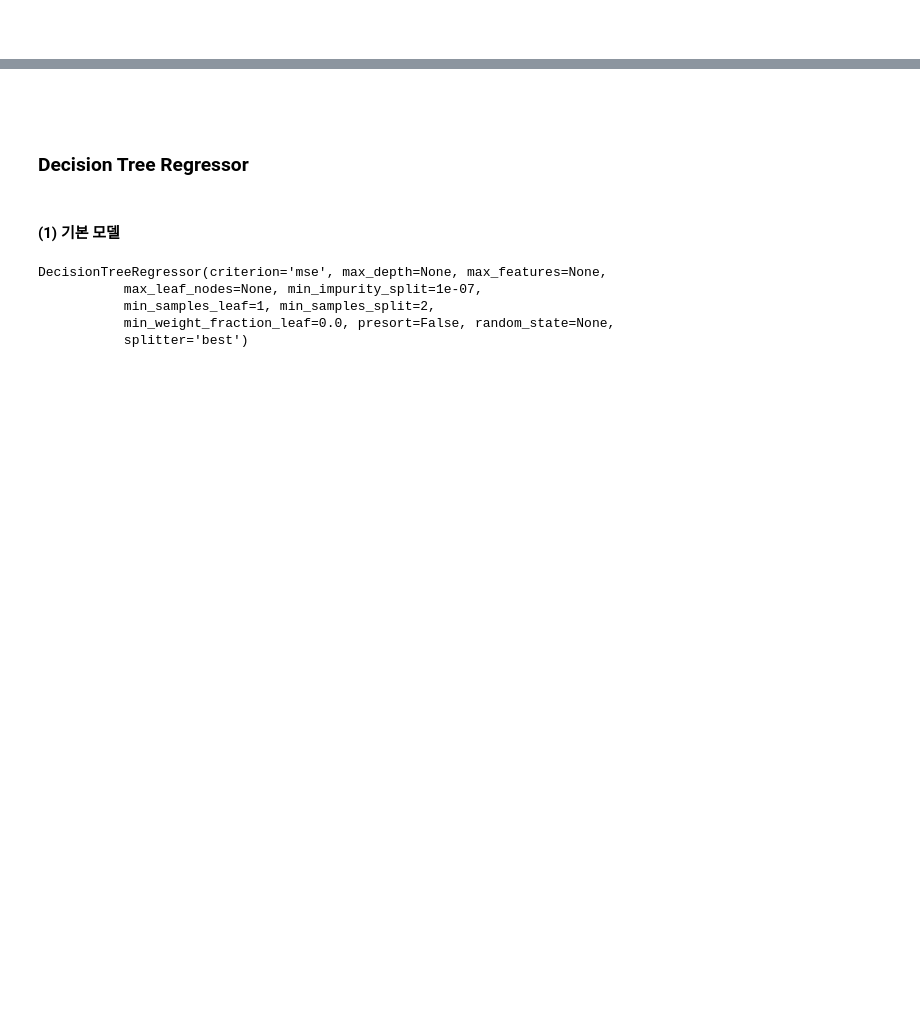
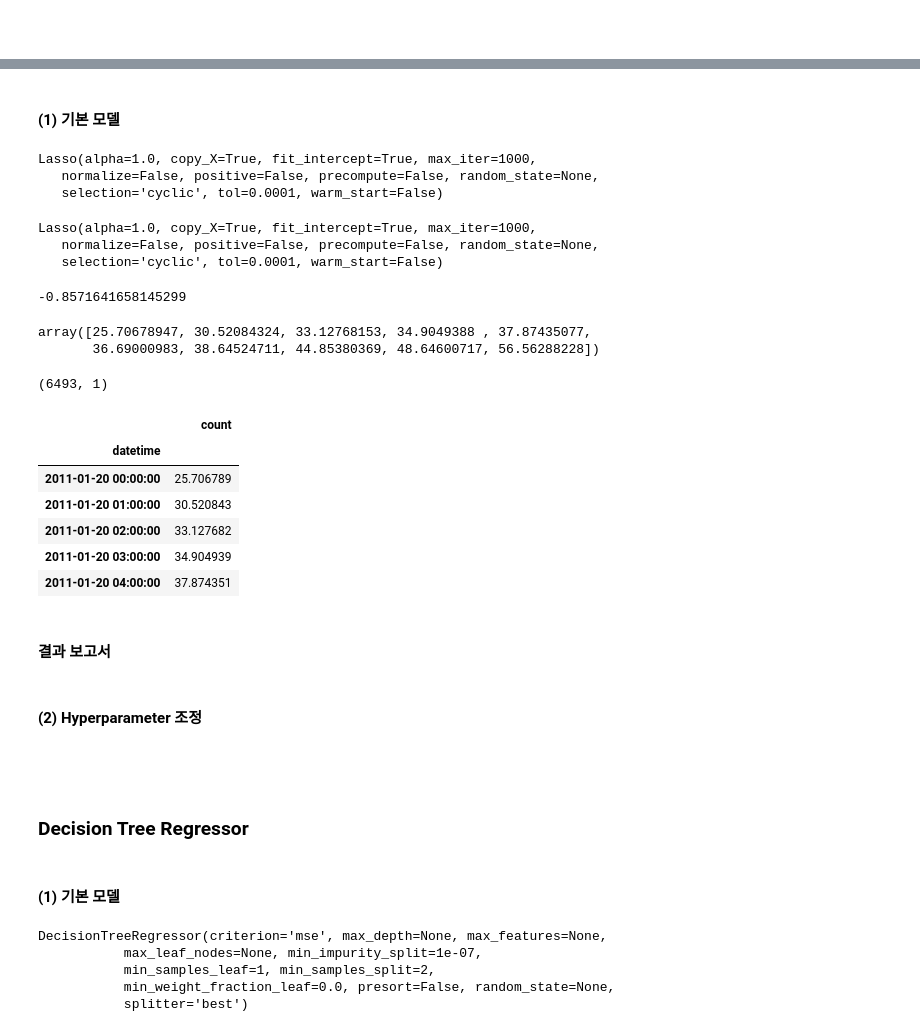
Before and after one commit to todagi/DataScience_with_Kaggle, a Jupyter notebook: Bike Sharing Demand/Bike Sharing Demand 03 - Machine Learning with scikit-learn.ipynb, the cells around one changed output, grey strips where cells are left out. Cells and saved outputs as stored; diff of their text form; code cells hidden in the pictures; blank space fills up the shorter version.

Commit message:
Hyperparameters

```diff
--- a/Bike Sharing Demand/Bike Sharing Demand 03 - Machine Learning with scikit-learn.ipynb
+++ b/Bike Sharing Demand/Bike Sharing Demand 03 - Machine Learning with scikit-learn.ipynb
@@ -350,7 +361,7 @@ R_model
 Ridge(alpha=1.0, copy_X=True, fit_intercept=True, max_iter=None,
    normalize=False, random_state=None, solver='auto', tol=0.001)
 # %%
-R_model.fit(x_train, y_train)
+Ri_model.fit(x_train, y_train)
 # %% [output]
 Ridge(alpha=1.0, copy_X=True, fit_intercept=True, max_iter=None,
    normalize=False, random_state=None, solver='auto', tol=0.001)
@@ -414,0 +446,51 @@ Ridge() / log(y+1) / featuers_1 :  1.18412
+# %% [markdown]
+#### (1) 기본 모델
+# %%
+from sklearn.linear_model import Lasso
+
+La_model = Lasso()
+La_model
+# %% [output]
+Lasso(alpha=1.0, copy_X=True, fit_intercept=True, max_iter=1000,
+   normalize=False, positive=False, precompute=False, random_state=None,
+   selection='cyclic', tol=0.0001, warm_start=False)
+# %%
+La_model.fit(x_train, y_train)
+# %% [output]
+Lasso(alpha=1.0, copy_X=True, fit_intercept=True, max_iter=1000,
+   normalize=False, positive=False, precompute=False, random_state=None,
+   selection='cyclic', tol=0.0001, warm_start=False)
+# %%
+from sklearn.model_selection import cross_val_score
+
+cv_score = cross_val_score(La_model, x_train, y_train, cv = 20,
+                           scoring = "neg_mean_absolute_error").mean()
+cv_score
+# %% [output]
+-0.8571641658145299
+# %%
+predictions = La_model.predict(x_test)
+predictions = np.expm1(predictions)
+predictions[0:10]
+# %% [output]
+array([25.70678947, 30.52084324, 33.12768153, 34.9049388 , 37.87435077,
+       36.69000983, 38.64524711, 44.85380369, 48.64600717, 56.56288228])
+# %%
+submission = pd.read_csv("./bike/sampleSubmission.csv", index_col = "datetime")
+submission['count'] = predictions
+
+submission.to_csv("La_model1.csv")
+
+print(submission.shape)
+submission.head()
+# %% [output]
+(6493, 1)
+|  | count |
+| datetime |  |
+| 2011-01-20 00:00:00 | 25.706789 |
+| 2011-01-20 01:00:00 | 30.520843 |
+| 2011-01-20 02:00:00 | 33.127682 |
+| 2011-01-20 03:00:00 | 34.904939 |
+| 2011-01-20 04:00:00 | 37.874351 |
+# %% [markdown]
+#### 결과 보고서
@@ -415,3 +501,5 @@ Ridge() / log(y+1) / featuers_1 :  1.18412
+# %% [markdown]
+#### (2) Hyperparameter 조정
 # %% [markdown]
 ####
 ####
```
Also changed, not shown: parts of 30 cells of this notebook.
